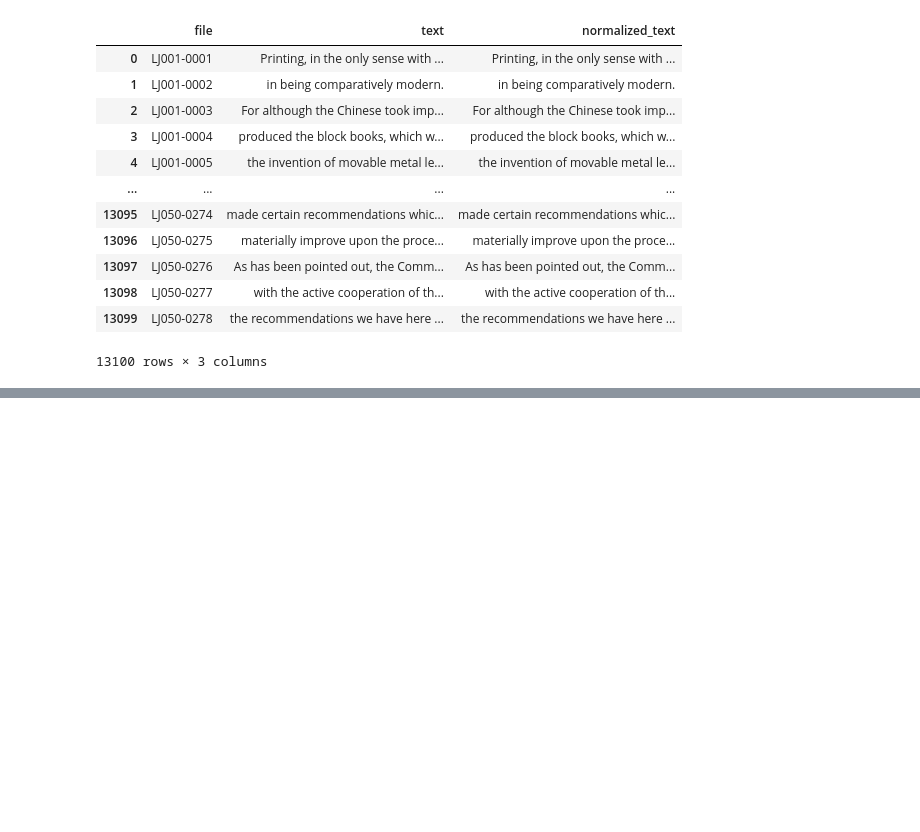
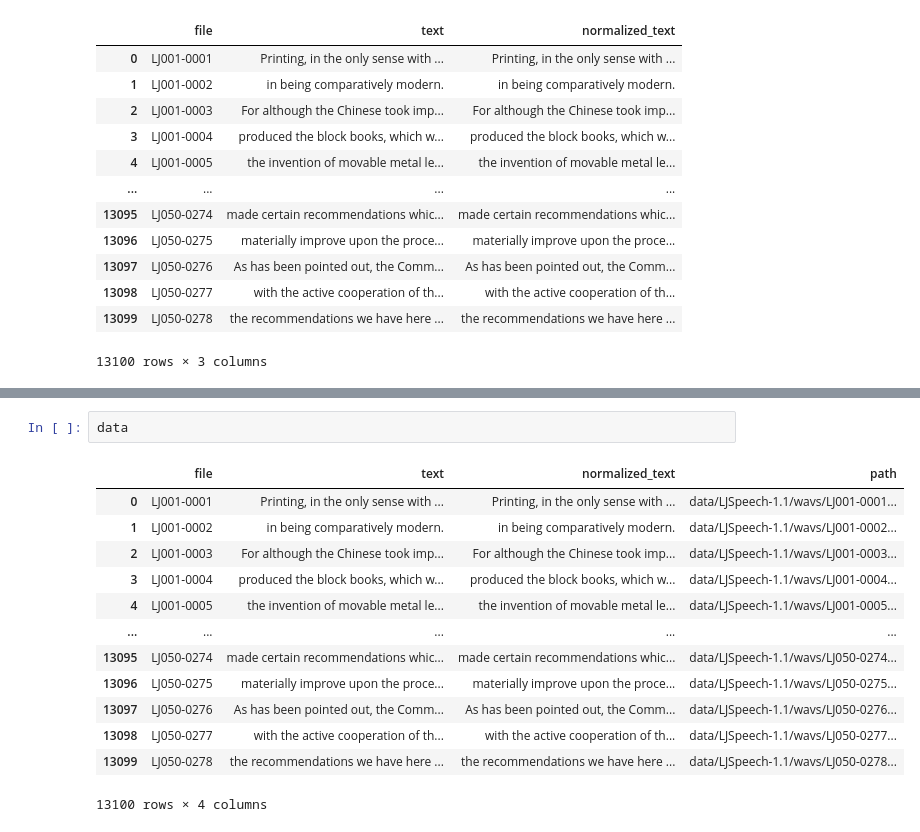
Before and after one commit to ALEGATOR1209/kse-deep-audio-lab4, a Jupyter notebook: lab4.ipynb, the cells around one changed output, grey strips where cells are left out. Cells and saved outputs as stored; diff of their text form; blank space fills up the shorter version.

```diff
--- a/lab4.ipynb
+++ b/lab4.ipynb
@@ -91,3 +102,19 @@ for f in WAVS.iterdir():
 SR
 # %% [output]
 22050
+# %%
+data
+# %% [output]
+|  | file | text | normalized_text | path |
+| 0 | LJ001-0001 | Printing, in the only sense with ... | Printing, in the only sense with ... | data/LJSpeech-1.1/wavs/LJ001-0001... |
+| 1 | LJ001-0002 | in being comparatively modern. | in being comparatively modern. | data/LJSpeech-1.1/wavs/LJ001-0002... |
+| 2 | LJ001-0003 | For although the Chinese took imp... | For although the Chinese took imp... | data/LJSpeech-1.1/wavs/LJ001-0003... |
+| 3 | LJ001-0004 | produced the block books, which w... | produced the block books, which w... | data/LJSpeech-1.1/wavs/LJ001-0004... |
+| 4 | LJ001-0005 | the invention of movable metal le... | the invention of movable metal le... | data/LJSpeech-1.1/wavs/LJ001-0005... |
+| ... | ... | ... | ... | ... |
+| 13095 | LJ050-0274 | made certain recommendations whic... | made certain recommendations whic... | data/LJSpeech-1.1/wavs/LJ050-0274... |
+| 13096 | LJ050-0275 | materially improve upon the proce... | materially improve upon the proce... | data/LJSpeech-1.1/wavs/LJ050-0275... |
+| 13097 | LJ050-0276 | As has been pointed out, the Comm... | As has been pointed out, the Comm... | data/LJSpeech-1.1/wavs/LJ050-0276... |
+| 13098 | LJ050-0277 | with the active cooperation of th... | with the active cooperation of th... | data/LJSpeech-1.1/wavs/LJ050-0277... |
+| 13099 | LJ050-0278 | the recommendations we have here ... | the recommendations we have here ... | data/LJSpeech-1.1/wavs/LJ050-0278... |
+13100 rows × 4 columns
```
Also changed, not shown: parts of 5 cells of this notebook, 2 other files.
